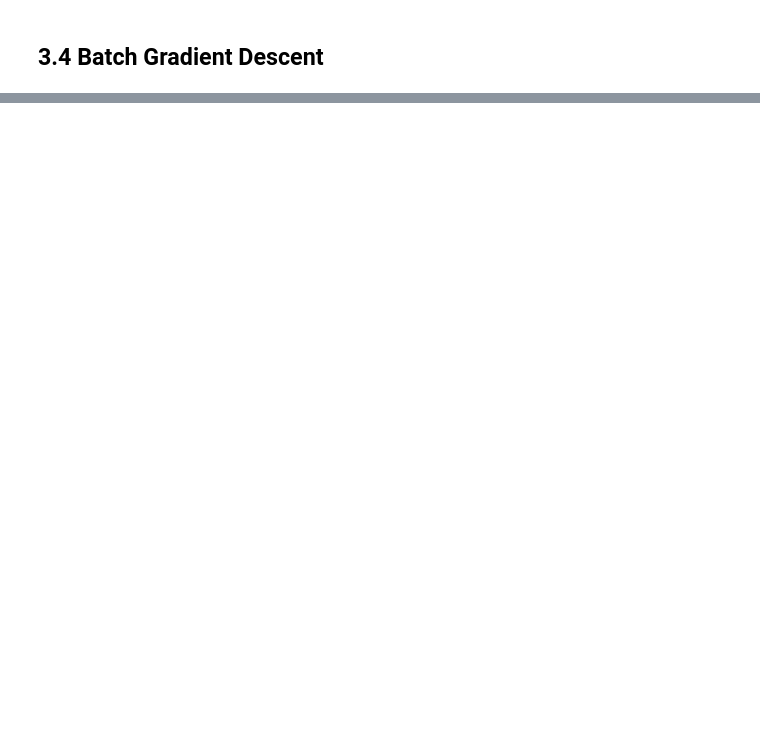
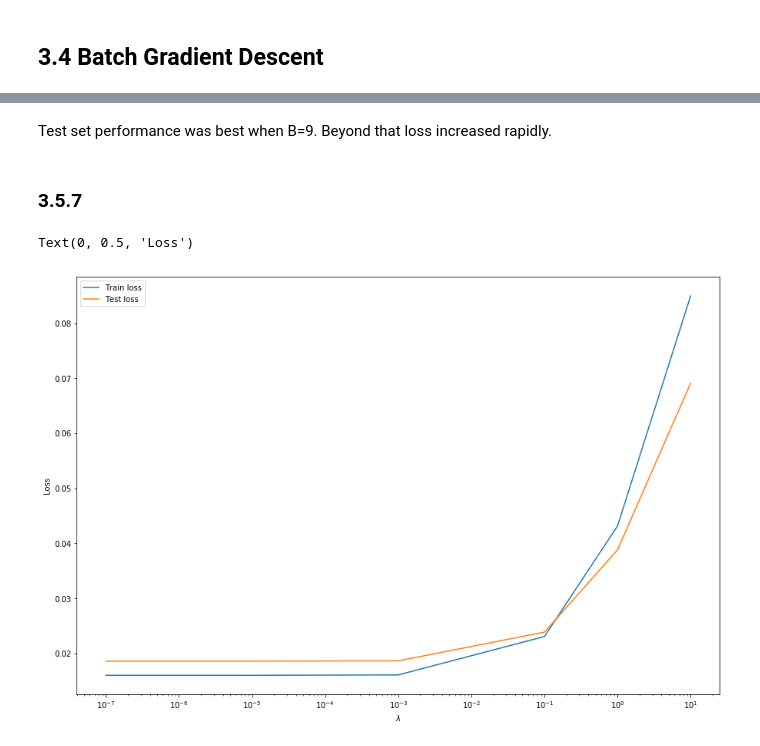
Before and after one commit to cfizette/NYU-Data-Science, a Jupyter notebook: DS-1003/hw/hw1/hw1-solution.ipynb, the cells around one changed output, grey strips where cells are left out. Drawn from its saved outputs; the diff is of its cells as text; code cells hidden in the pictures; blank space fills up the shorter version.

```diff
--- a/DS-1003/hw/hw1/hw1-solution.ipynb
+++ b/DS-1003/hw/hw1/hw1-solution.ipynb
@@ -96,0 +196,9 @@ The backtracking algorithm is about 6x slower to run 1000 iterations. It is wort
+# %%
+Bs = [1,2,3,4,5,6,7,8,9,10]
+test_losses = []
+for B in Bs:
+    X_ = add_bias(X, b=B)
+    X_test_ = add_bias(X_test, b=B)
+    theta_hist, loss_hist = regularized_grad_descent(X_, y, alpha=0.01)
+    theta = theta_hist[-1]
+    test_losses.append(compute_square_loss(X_test_, y_test, theta))
@@ -96,0 +218,30 @@ The backtracking algorithm is about 6x slower to run 1000 iterations. It is wort
+# %% [markdown]
+Test set performance was best when B=9. Beyond that loss increased rapidly.
+# %% [markdown]
+### 3.5.7
+# %%
+# Reload fresh data
+X, y, X_test, y_test = load_data()
+# Set B=1
+X_ = add_bias(X, b=1)
+X_test_ = add_bias(X_test, b=1)
+# %%
+lambdas = [1e-7, 1e-5, 1e-3, 1e-1, 1, 10]
+train_losses = []
+test_losses = []
+# %%
+for l in lambdas:
+    theta_hist, loss_hist = regularized_grad_descent(X_, y, alpha=0.01, lambda_reg=l)
+    theta = theta_hist[-1]
+    test_losses.append(compute_square_loss(X_test_, y_test, theta))
+    train_losses.append(compute_square_loss(X_, y, theta))
+# %%
+ax = plt.plot(lambdas, train_losses, label='Train loss')
+plt.plot(lambdas, test_losses, label='Test loss')
+plt.xscale('log')
+plt.legend()
+plt.xlabel('$\lambda$')
+plt.ylabel('Loss')
+# %% [output]
+Text(0, 0.5, 'Loss')
+[figure, added]
```
Also changed, not shown: parts of 89 cells of this notebook, 2 other files.
